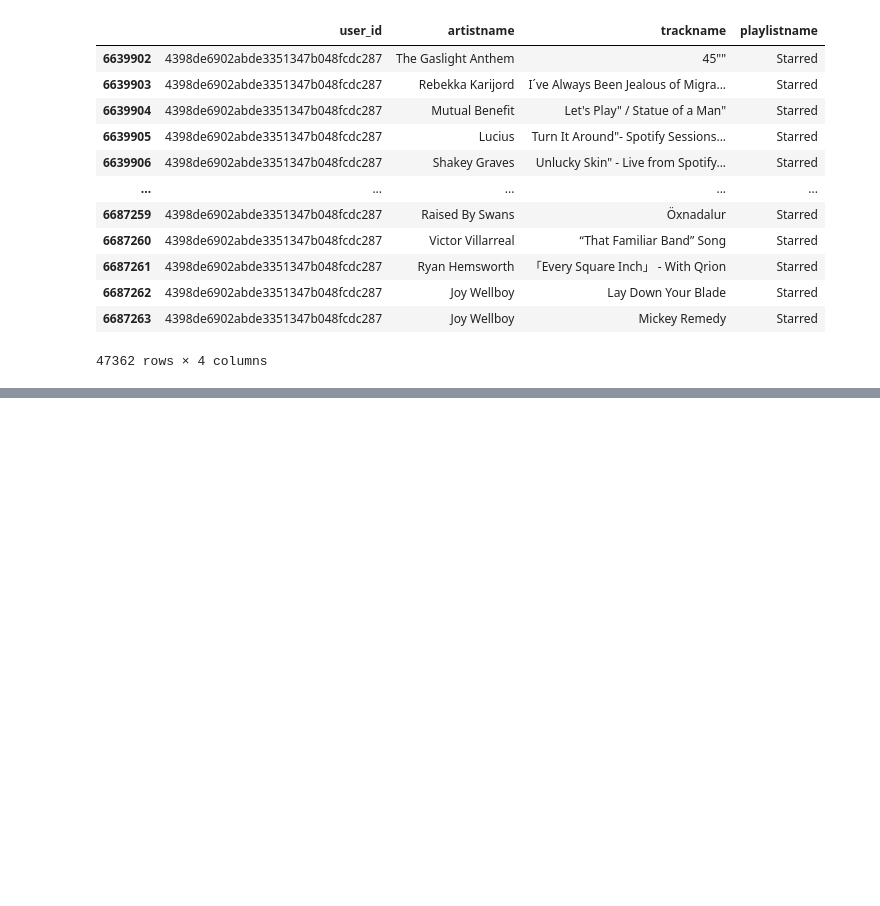
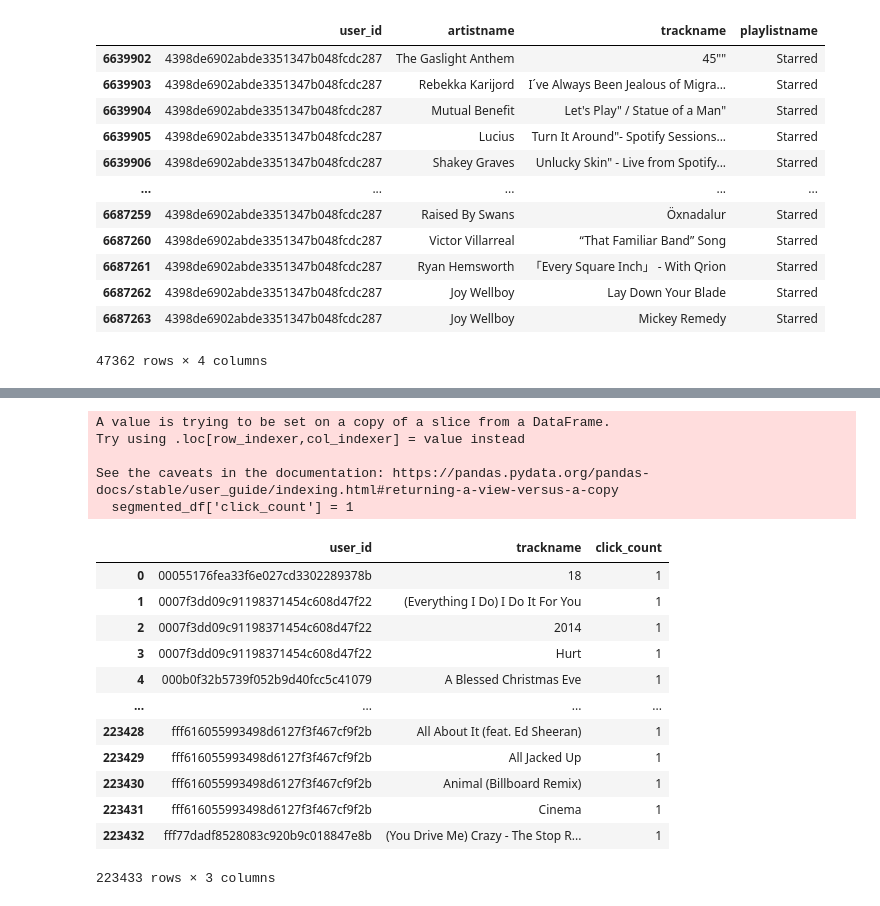
Before and after one commit to ajaythecoder21/Spotify_Personalized_Recommendations, a Jupyter notebook: recommendation.ipynb, the cells around one changed output, grey strips where cells are left out. Drawn from its saved outputs; the diff is of its cells as text; code cells hidden in the pictures; blank space fills up the shorter version.

```diff
--- a/recommendation.ipynb
+++ b/recommendation.ipynb
@@ -154,7 +170,26 @@ segmented_df[(segmented_df['user_id'] == '4398de6902abde3351347b048fcdc287') & (
 # %%
 segmented_df = segmented_df.drop_duplicates(subset=['user_id', 'playlistname'])
+segmented_df['click_count'] = 1
+user_item_matrix = segmented_df.groupby(['user_id', 'trackname'])['click_count'].sum().reset_index()
+# %% [output]
+A value is trying to be set on a copy of a slice from a DataFrame.
+Try using .loc[row_indexer,col_indexer] = value instead
+
+See the caveats in the documentation: https://pandas.pydata.org/pandas-docs/stable/user_guide/indexing.html#returning-a-view-versus-a-copy
+  segmented_df['click_count'] = 1
-# %%
-# Assuming df is your DataFrame with columns user_id, playlist_name, track_name
-user_item_matrix = segmented_df.groupby(['user_id', 'trackname']).size().unstack(fill_value=0)
-# %%
-user_item_matrix = user_item_matrix.applymap(lambda x: 1 if x > 0 else 0)
+# %%
+user_item_matrix
+# %% [output]
+|  | user_id | trackname | click_count |
+| 0 | 00055176fea33f6e027cd3302289378b | 18 | 1 |
+| 1 | 0007f3dd09c91198371454c608d47f22 | (Everything I Do) I Do It For You | 1 |
+| 2 | 0007f3dd09c91198371454c608d47f22 | 2014 | 1 |
+| 3 | 0007f3dd09c91198371454c608d47f22 | Hurt | 1 |
+| 4 | 000b0f32b5739f052b9d40fcc5c41079 | A Blessed Christmas Eve | 1 |
+| ... | ... | ... | ... |
+| 223428 | fff616055993498d6127f3f467cf9f2b | All About It (feat. Ed Sheeran) | 1 |
+| 223429 | fff616055993498d6127f3f467cf9f2b | All Jacked Up | 1 |
+| 223430 | fff616055993498d6127f3f467cf9f2b | Animal (Billboard Remix) | 1 |
+| 223431 | fff616055993498d6127f3f467cf9f2b | Cinema | 1 |
+| 223432 | fff77dadf8528083c920b9c018847e8b | (You Drive Me) Crazy - The Stop R... | 1 |
+223433 rows × 3 columns
```
Also changed, not shown: parts of 33 cells of this notebook.
